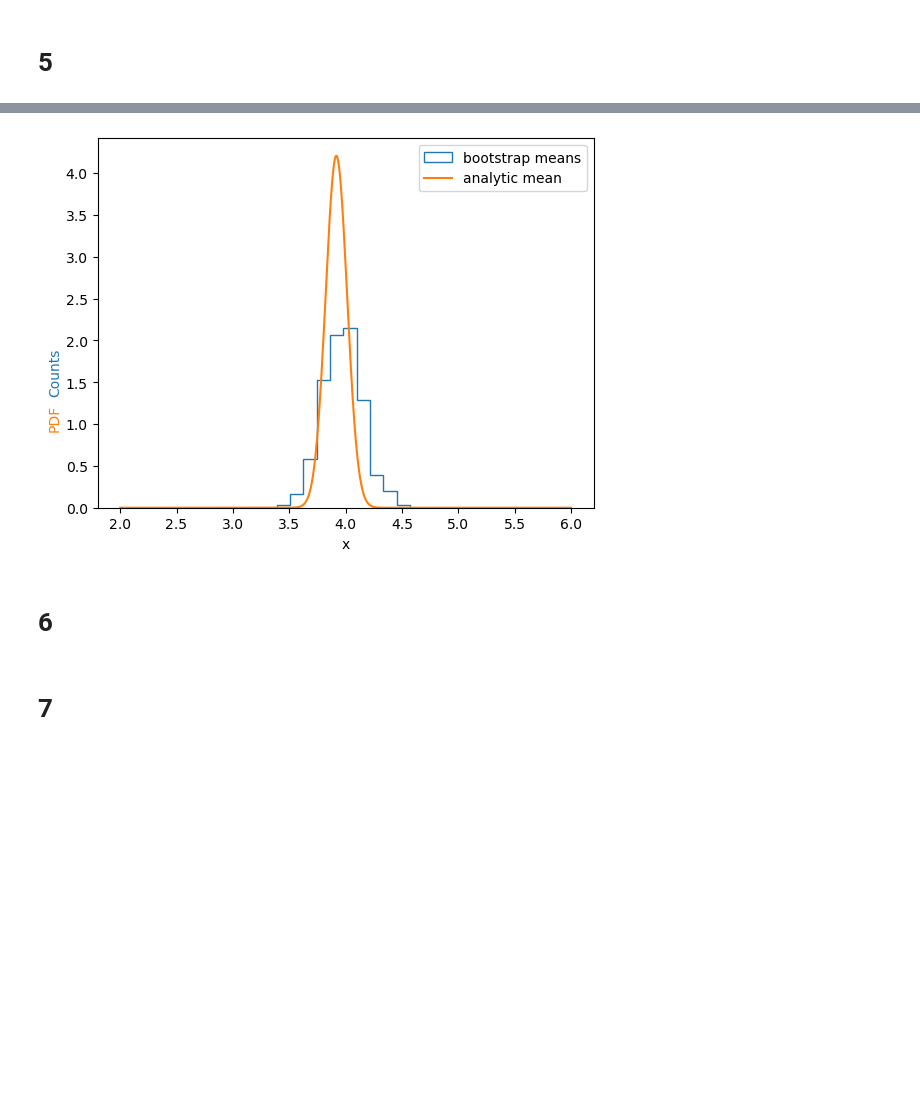
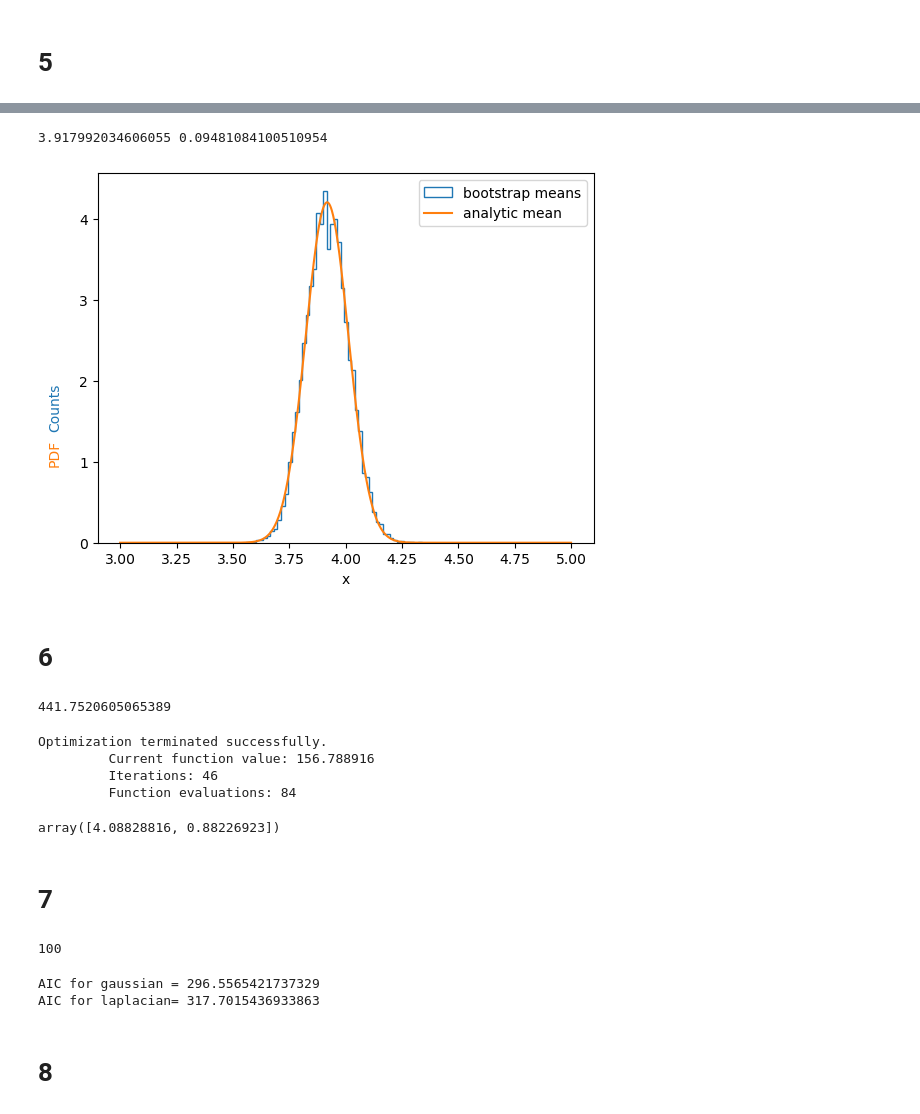
Before and after one commit to VanderbiltAstronomy/astr_8070_s24, a Jupyter notebook: coursework/student_folders/levi_schult/hws/vu_astr8070_s24_hw3.ipynb, the cells around one changed output, grey strips where cells are left out. Saved outputs shown, nothing was run; the diff lists cells and outputs as text; code cells hidden in the pictures; blank space fills up the shorter version.

```diff
--- a/coursework/student_folders/levi_schult/hws/vu_astr8070_s24_hw3.ipynb
+++ b/coursework/student_folders/levi_schult/hws/vu_astr8070_s24_hw3.ipynb
@@ -202,7 +220,7 @@ def bootstrapdata(data, uncert, n=1000):
 # %% [markdown]
 # 5
 # %%
-bts_data = bootstrapdata(data=data[:,0], uncert=data[:, 1])
+bts_data = bootstrapdata(data=data[:,0], uncert=data[:, 1], n=10000)
 # %%
 # aside: how would i make this to just take in functions in general as well as
 # an arbitrary number of guesses
@@ -239,7 +257,7 @@ def bts_optimizer(bootstraps, fn_name='hetgauss'):
     # LSS handling hetgauss modeling
     if fn_name=='hetgauss':
         realzns = bootstraps.shape[0]
-        bootstrap_mu_sigma = np.zeros(shape=(realzns))
+        bootstrap_mu = np.zeros(shape=(realzns))
         # LSS iterate over realizations
         for iter in range(realzns):
             # LSS create lambda function that calls the right dataset
@@ -251,13 +269,28 @@ def bts_optimizer(bootstraps, fn_name='hetgauss'):
             mean_MLE = optimize.fmin(neglnlik_heterodata, modelguess0);
 
             # LSS save min chisq values
-            bootstrap_mu_sigma[iter] = mean_MLE
+            bootstrap_mu[iter] = mean_MLE[0]
 
-        bootstrap_params = bootstrap_mu_sigma
+        bootstrap_params = bootstrap_mu
+
+    # LSS handling laplacian model
+    if fn_name=='laplace':
+        realzns = bootstraps.shape[0]
+        bootstrap_mu_delta = np.zeros(shape=(realzns, 2))
+        # LSS iterate over the realizations
+        for iter in range(realzns):
+            neglnlik_laplace = lambda modelguess: neglnlik(mu_model=modelguess[0],
+                                               scaleparam=modelguess[1],
+                                               data=bootstraps[iter, :, 0], uncert=bootstraps[iter, :, 1],
+                                               modelname='laplace')
+            modelguess0 = [4, 1]
+            bootstrap_mu_delta[iter, :] = optimize.fmin(neglnlik_laplace, modelguess0)
+
+        bootstrap_params = bootstrap_mu_delta
 
     return bootstrap_params
 # %%
 # getting bootstrapped means and sigmas
-bootstrap_musig = bts_optimizer(bts_data, fn_name='hetgauss')
+bootstrap_mu = bts_optimizer(bts_data, fn_name='hetgauss')
 # %% [output]
 Optimization terminated successfully.
@@ -322,23 +338,48 @@ def multicolor_ylabel(ax,list_of_strings,list_of_colors,axis='x',anchorpad=0,**k
         anchored_ybox = AnchoredOffsetbox(loc=3, child=ybox, pad=anchorpad, frameon=False, bbox_to_anchor=(-0.10, 0.2),
                                           bbox_transform=ax.transAxes, borderpad=0.)
         ax.add_artist(anchored_ybox)
+# %%
+print(datamean_an, datasigmu_an)
+# %% [output]
+3.917992034606055 0.09481084100510954
 # %%
 # LSS nice comparison plot
-xgrid = np.linspace(2, 6, 1000)
-normalizepdf = np.sum(scipy.stats.norm(datamean_an, datasigmu_an).pdf(xgrid))
+xgrid = np.linspace(3, 5, 1000)
+#normalizepdf = np.sum(scipy.stats.norm(datamean_an, datasigmu_an).pdf(xgrid))
 ax = plt.subplot(111)
-ax.hist(bootstrap_musig, density=True, histtype='step', label='bootstrap means', bins=10)
-ax.plot(xgrid, scipy.stats.norm(datamean_an, datasigmu_an).pdf(xgrid), label='analytic mean')
+ax.hist(bootstrap_mu, density=True, histtype='step', label='bootstrap means', bins=50)
+ax.plot(xgrid, scipy.stats.norm(loc=datamean_an, scale=datasigmu_an).pdf(xgrid), label='analytic mean')
 ax.legend()
 ax.set_xlabel('x')
 multicolor_ylabel(ax, ('PDF', 'Counts'), ('C0', 'C1'), axis='y')
 
 
 #plt.ylabel('PDF', color='C1')
 # %% [output]
-[figure, old version]
+[figure, new version]
 # %% [markdown]
 # 6
+# %%
+neglnlik(mu_model=10, scaleparam=2, data=data[:, 0], uncert=data[:, 1],
+         modelname='laplace')
+# %% [output]
+441.7520605065389
+# %%
+neglnlik_laplace = lambda modelguess: neglnlik(mu_model=modelguess[0],
+                                               scaleparam=modelguess[1],
+                                               data=data[:, 0], uncert=data[:, 1],
+                                               modelname='laplace')
+modelguess0 = [4, 1]
+mean_MLE_laplace = optimize.fmin(neglnlik_laplace, modelguess0)
+# %% [output]
+Optimization terminated successfully.
+         Current function value: 156.788916
+         Iterations: 46
+         Function evaluations: 84
+# %%
+mean_MLE_laplace
+# %% [output]
+array([4.08828816, 0.88226923])
 # %% [markdown]
 # 7
 # %%
@@ -363,0 +403,20 @@ aic_hetgauss = calcAIC(something, bestfitmodel.shape[0], data.shape[0])
+# %%
+data.shape[0]
+# %% [output]
+100
+# %%
+# LSS heterosc max likelihood:
+gauss_maxlik = neglnlik(mu_model=mean_MLE[0], data=data[:, 0], uncert=data[:, 1])
+laplace_maxlik = neglnlik(mu_model=mean_MLE_laplace[0],
+                            scaleparam=mean_MLE_laplace[1], data=data[:, 0],
+                            uncert=data[:, 1], modelname='laplace')
+
+aic_hetgauss = calcAIC(-gauss_maxlik, mean_MLE.shape[0], data.shape[0])
+aic_laplace = calcAIC(-laplace_maxlik, mean_MLE_laplace.shape[0], data.shape[0])
+print(f'AIC for gaussian = {aic_hetgauss}')
+print(f'AIC for laplacian= {aic_laplace}')
+# %% [output]
+AIC for gaussian = 296.5565421737329
+AIC for laplacian= 317.7015436933863
+# %% [markdown]
+# 8
```
Also changed, not shown: parts of 16 cells of this notebook.
